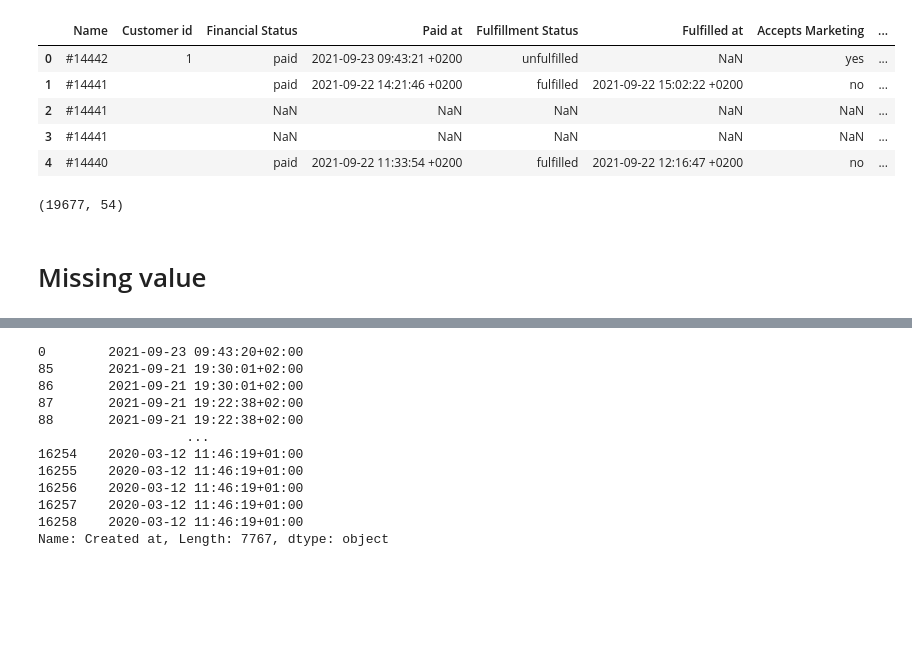
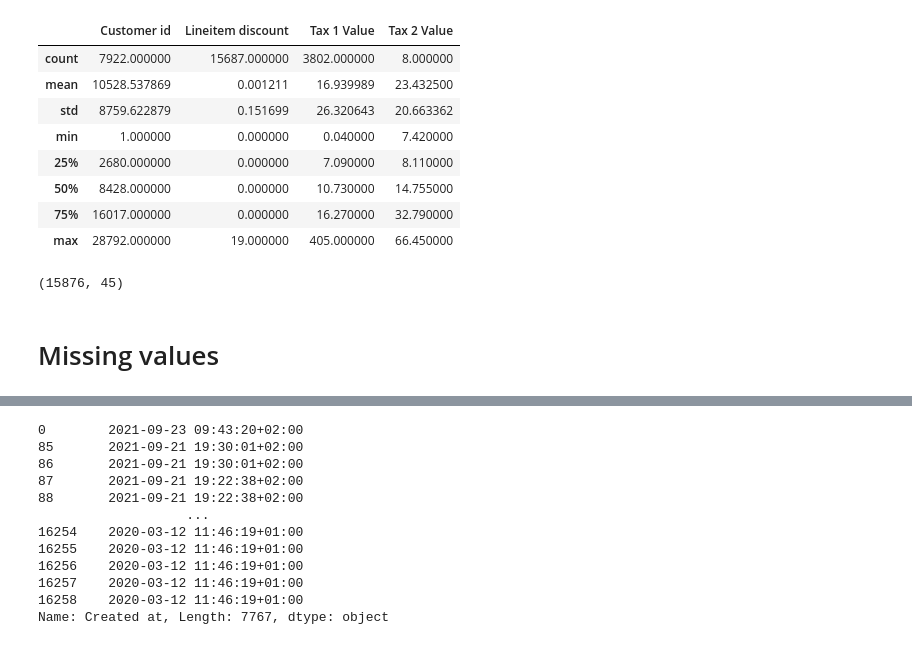
Before and after one commit to khaoula-oueslati/ConvMsa, a Jupyter notebook: test_tech.ipynb, the cells around one changed output, grey strips where cells are left out. Cells and saved outputs as stored; diff of their text form; code cells hidden in the pictures; blank space fills up the shorter version.

```diff
--- a/test_tech.ipynb
+++ b/test_tech.ipynb
@@ -10,2 +11,3 @@ import matplotlib.pyplot as plt
 # %%
-orders_customers_anonymised = pd.read_excel("/content/Orders _ customers - anonymized.xlsx")
+orders_customers_anonymised = pd.read_excel("/Orders _ customers - anonymized.xlsx")
+orders_customers_anonymised.head()
@@ -12,15 +21,18 @@ orders_customers_anonymised = pd.read_excel("/content/Orders _ customers - anony
 # %%
-orders_customers_anonymised.head()
+orders_customers_anonymised.describe()
 # %% [output]
-|  | Name | Customer id | Financial Status | Paid at | Fulfillment Status | Fulfilled at | Accepts Marketing | ... |
-| 0 | #14442 | 1 | paid | 2021-09-23 09:43:21 +0200 | unfulfilled | NaN | yes | ... |
-| 1 | #14441 |  | paid | 2021-09-22 14:21:46 +0200 | fulfilled | 2021-09-22 15:02:22 +0200 | no | ... |
-| 2 | #14441 |  | NaN | NaN | NaN | NaN | NaN | ... |
-| 3 | #14441 |  | NaN | NaN | NaN | NaN | NaN | ... |
-| 4 | #14440 |  | paid | 2021-09-22 11:33:54 +0200 | fulfilled | 2021-09-22 12:16:47 +0200 | no | ... |
+|  | Customer id | Lineitem discount | Tax 1 Value | Tax 2 Value |
+| count | 7922.000000 | 15687.000000 | 3802.000000 | 8.000000 |
+| mean | 10528.537869 | 0.001211 | 16.939989 | 23.432500 |
+| std | 8759.622879 | 0.151699 | 26.320643 | 20.663362 |
+| min | 1.000000 | 0.000000 | 0.040000 | 7.420000 |
+| 25% | 2680.000000 | 0.000000 | 7.090000 | 8.110000 |
+| 50% | 8428.000000 | 0.000000 | 10.730000 | 14.755000 |
+| 75% | 16017.000000 | 0.000000 | 16.270000 | 32.790000 |
+| max | 28792.000000 | 19.000000 | 405.000000 | 66.450000 |
 # %%
 orders_customers_anonymised.shape
 # %% [output]
-(19677, 54)
+(15876, 45)
 # %% [markdown]
-# Missing value
+# Missing values
```
Also changed, not shown: parts of 52 cells of this notebook.
